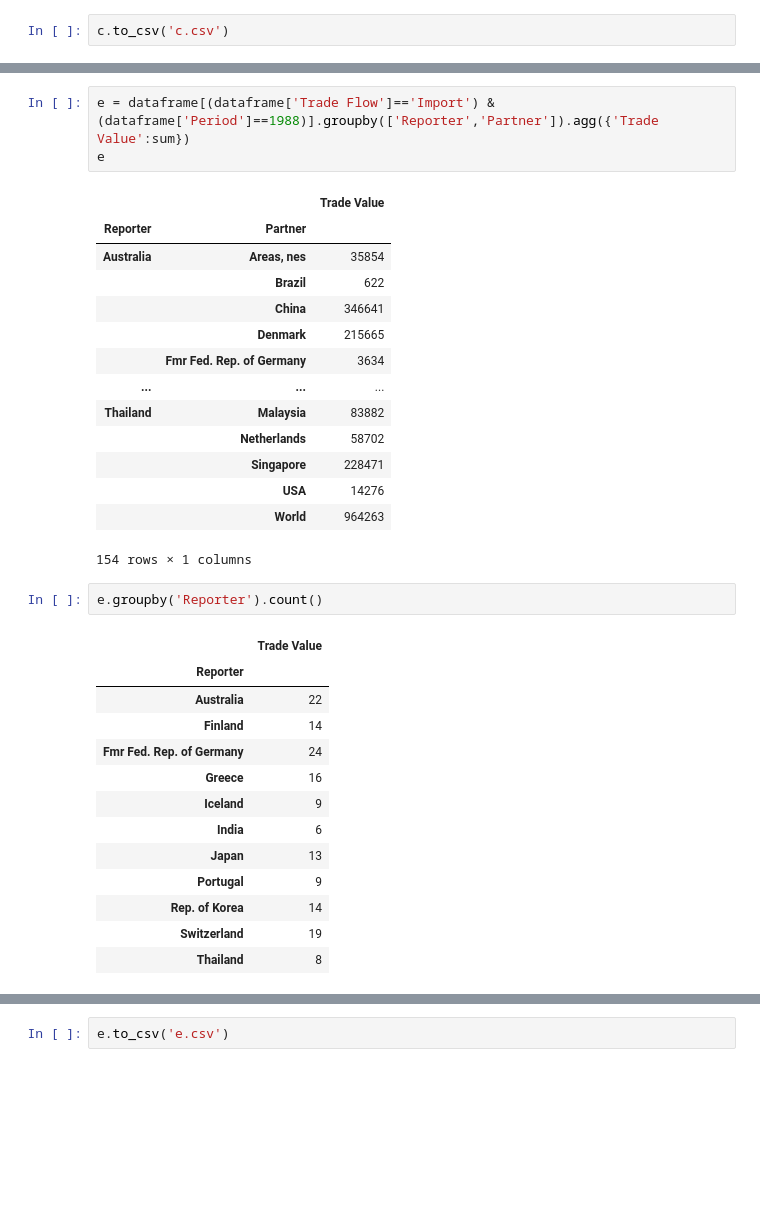
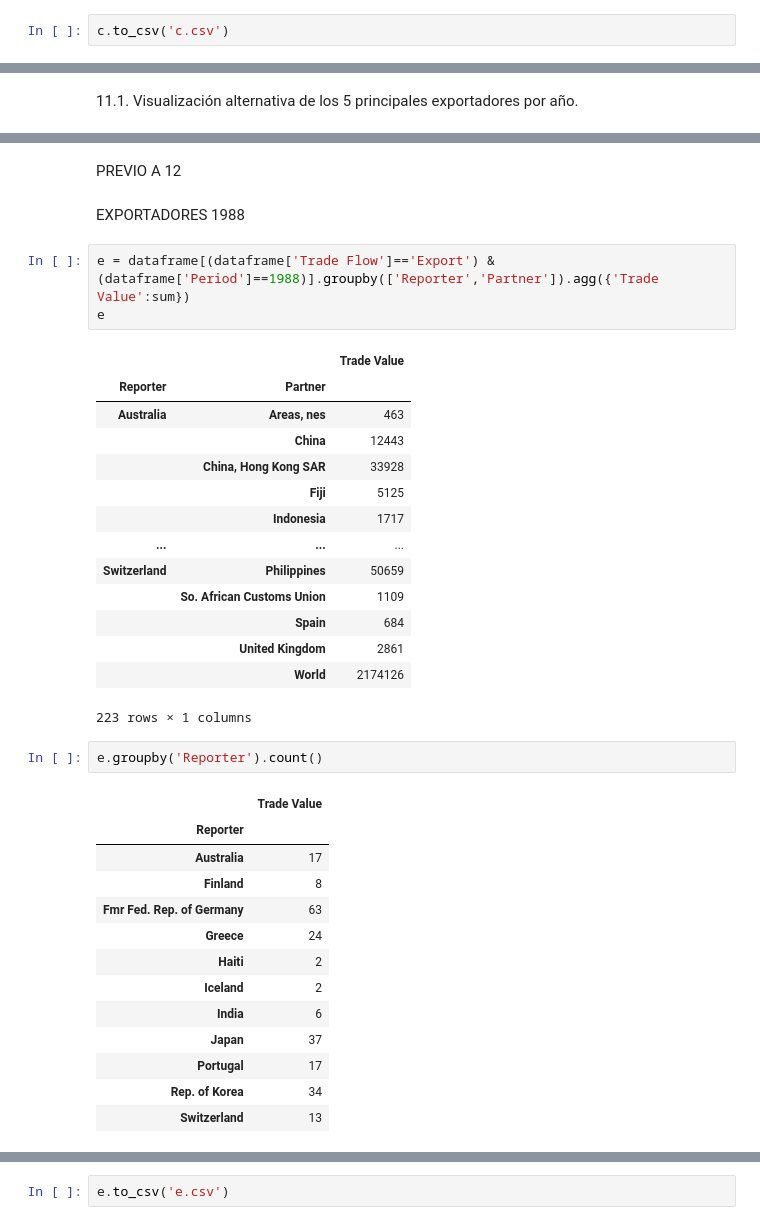
Before and after one commit to amendiolar/BootCampCienciaDatos, a Jupyter notebook: Exploratorio.ipynb, the cells around one changed output, grey strips where cells are left out. Cells and saved outputs as stored; diff of their text form; blank space fills up the shorter version.

```diff
--- a/Exploratorio.ipynb
+++ b/Exploratorio.ipynb
@@ -206,3 +229,5 @@ alt.Chart(df).mark_bar().encode(
+# %% [markdown]
+11.1. Visualización alternativa de los 5 principales exportadores por año.
 # %%
 alt.Chart(df).mark_bar().encode(
     x='Reporter:O',
@@ -212,40 +237,44 @@ alt.Chart(df).mark_bar().encode(
 )
 # %% [output]
 [interactive output not drawn]
+# %% [markdown]
+PREVIO A 12
+# %% [markdown]
+EXPORTADORES 1988
 # %%
-e = dataframe[(dataframe['Trade Flow']=='Import') & (dataframe['Period']==1988)].groupby(['Reporter','Partner']).agg({'Trade Value':sum})
+e = dataframe[(dataframe['Trade Flow']=='Export') & (dataframe['Period']==1988)].groupby(['Reporter','Partner']).agg({'Trade Value':sum})
 e
 # %% [output]
 |  |  | Trade Value |
 | Reporter | Partner |  |
-| Australia | Areas, nes | 35854 |
-|  | Brazil | 622 |
-|  | China | 346641 |
-|  | Denmark | 215665 |
-|  | Fmr Fed. Rep. of Germany | 3634 |
+| Australia | Areas, nes | 463 |
+|  | China | 12443 |
+|  | China, Hong Kong SAR | 33928 |
+|  | Fiji | 5125 |
+|  | Indonesia | 1717 |
 | ... | ... | ... |
-| Thailand | Malaysia | 83882 |
-|  | Netherlands | 58702 |
-|  | Singapore | 228471 |
-|  | USA | 14276 |
-|  | World | 964263 |
+| Switzerland | Philippines | 50659 |
+|  | So. African Customs Union | 1109 |
+|  | Spain | 684 |
+|  | United Kingdom | 2861 |
+|  | World | 2174126 |
-154 rows × 1 columns
+223 rows × 1 columns
 # %%
 e.groupby('Reporter').count()
 # %% [output]
 |  | Trade Value |
 | Reporter |  |
-| Australia | 22 |
-| Finland | 14 |
-| Fmr Fed. Rep. of Germany | 24 |
-| Greece | 16 |
-| Iceland | 9 |
+| Australia | 17 |
+| Finland | 8 |
+| Fmr Fed. Rep. of Germany | 63 |
+| Greece | 24 |
+| Haiti | 2 |
+| Iceland | 2 |
 | India | 6 |
-| Japan | 13 |
-| Portugal | 9 |
-| Rep. of Korea | 14 |
-| Switzerland | 19 |
-| Thailand | 8 |
+| Japan | 37 |
+| Portugal | 17 |
+| Rep. of Korea | 34 |
+| Switzerland | 13 |
 # %%
 e.groupby('Partner').count()
 # %% [output]
```
Also changed, not shown: parts of 77 cells of this notebook, 4 other files.
